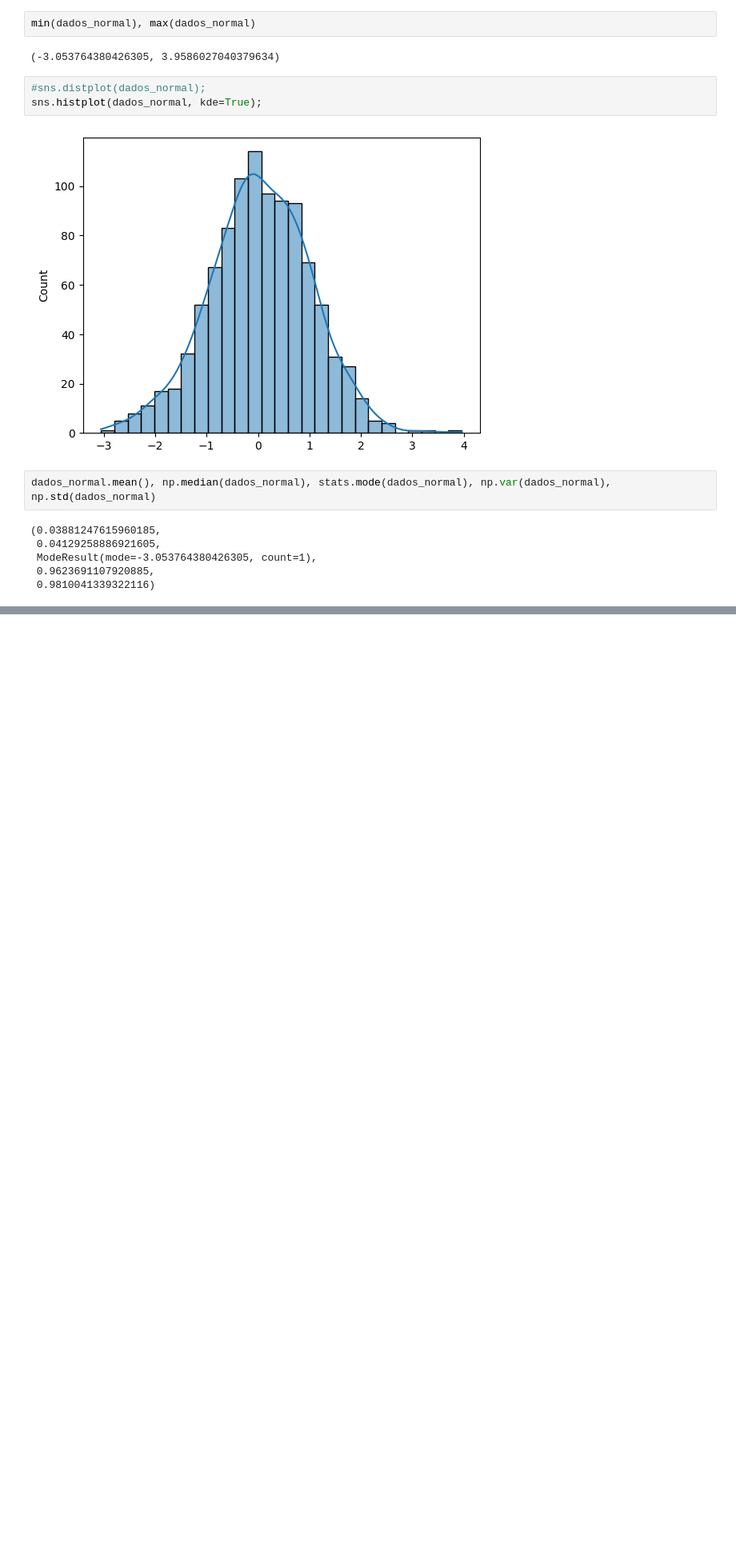
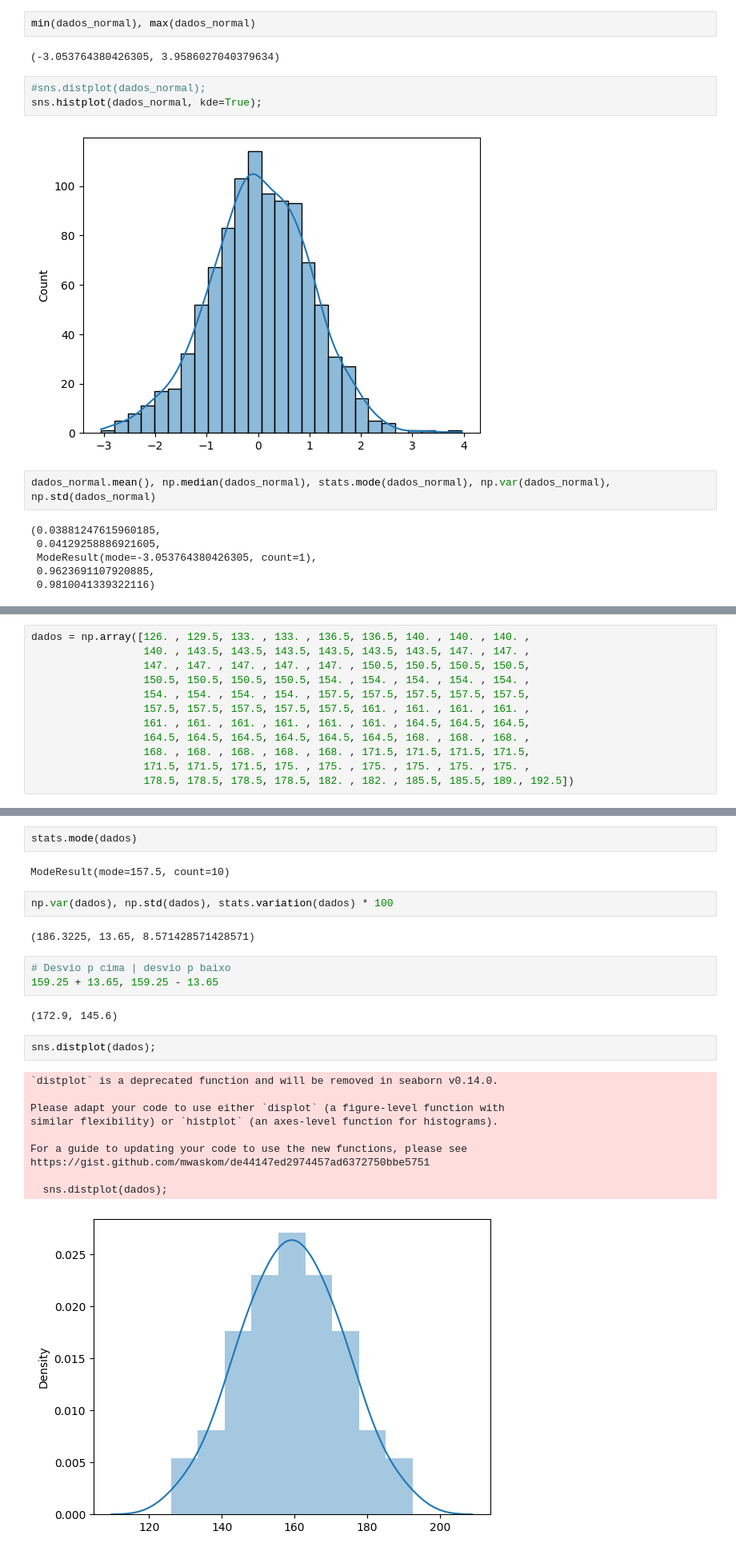
Before and after one commit to HammadN98/Curso_Estatistica, a Jupyter notebook: S6DistribuicoesEstatisticas.ipynb, the cells around one changed output, grey strips where cells are left out. Shown at 80% size. Cells and saved outputs as stored; diff of their text form; blank space fills up the shorter version.

Commit message:
Distribuicao normal com dados das alturas

```diff
--- a/S6DistribuicoesEstatisticas.ipynb
+++ b/S6DistribuicoesEstatisticas.ipynb
@@ -61,0 +74,12 @@ np.sum(((dados_normal <=  0.9810041339322116) & (dados_normal >=  0.981004133932
+# %%
+dados = np.array([126. , 129.5, 133. , 133. , 136.5, 136.5, 140. , 140. , 140. ,
+                  140. , 143.5, 143.5, 143.5, 143.5, 143.5, 143.5, 147. , 147. ,
+                  147. , 147. , 147. , 147. , 147. , 150.5, 150.5, 150.5, 150.5,
+                  150.5, 150.5, 150.5, 150.5, 154. , 154. , 154. , 154. , 154. ,
+                  154. , 154. , 154. , 154. , 157.5, 157.5, 157.5, 157.5, 157.5,
+                  157.5, 157.5, 157.5, 157.5, 157.5, 161. , 161. , 161. , 161. ,
+                  161. , 161. , 161. , 161. , 161. , 161. , 164.5, 164.5, 164.5,
+                  164.5, 164.5, 164.5, 164.5, 164.5, 164.5, 168. , 168. , 168. ,
+                  168. , 168. , 168. , 168. , 168. , 171.5, 171.5, 171.5, 171.5,
+                  171.5, 171.5, 171.5, 175. , 175. , 175. , 175. , 175. , 175. ,
+                  178.5, 178.5, 178.5, 178.5, 182. , 182. , 185.5, 185.5, 189., 192.5])
@@ -61,0 +102,26 @@ np.sum(((dados_normal <=  0.9810041339322116) & (dados_normal >=  0.981004133932
+# %%
+stats.mode(dados)
+# %% [output]
+ModeResult(mode=157.5, count=10)
+# %%
+np.var(dados), np.std(dados), stats.variation(dados) * 100
+# %% [output]
+(186.3225, 13.65, 8.571428571428571)
+# %%
+# Desvio p cima | desvio p baixo
+159.25 + 13.65, 159.25 - 13.65
+# %% [output]
+(172.9, 145.6)
+# %%
+sns.distplot(dados);
+# %% [output]
+`distplot` is a deprecated function and will be removed in seaborn v0.14.0.
+
+Please adapt your code to use either `displot` (a figure-level function with
+similar flexibility) or `histplot` (an axes-level function for histograms).
+
+For a guide to updating your code to use the new functions, please see
+https://gist.github.com/mwaskom/de44147ed2974457ad6372750bbe5751
+
+  sns.distplot(dados);
+[figure, added]
```
Also changed, not shown: parts of 10 cells of this notebook.
